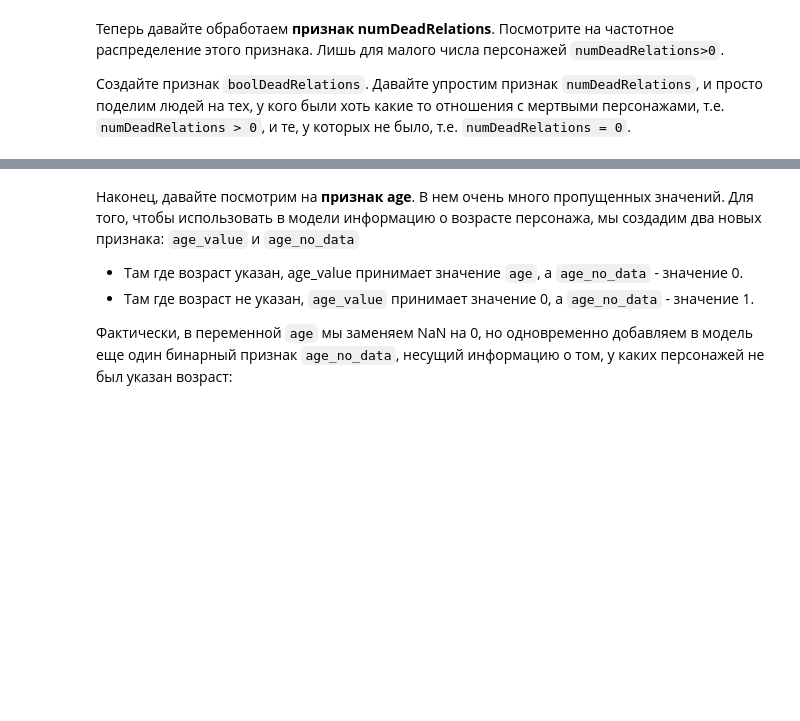
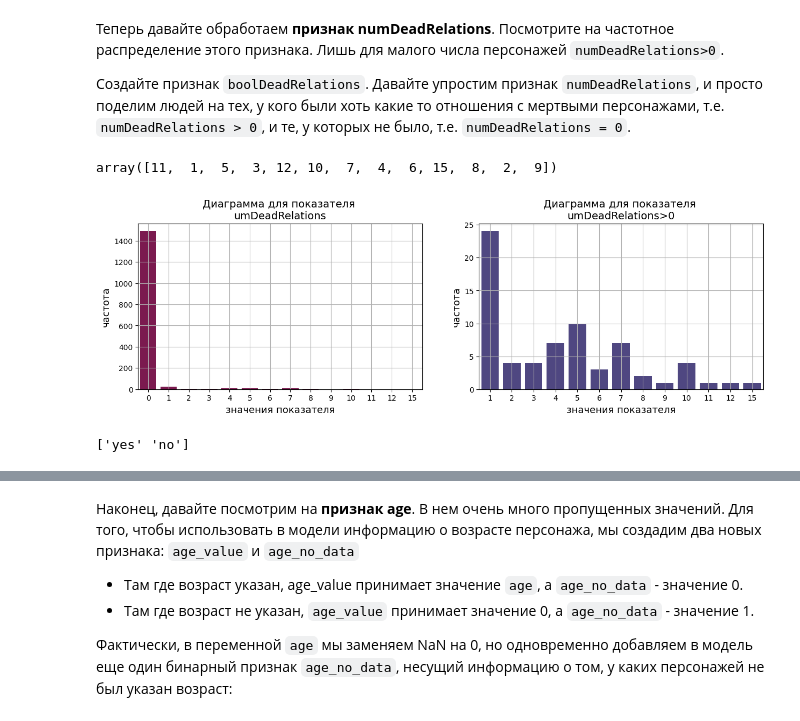
Before and after one commit to ValentinaZubareva2906/ValentinaZubareva2906, a Jupyter notebook: week_01_ml_intro/Homework/hw_1_game_of_thrones.ipynb, the cells around one changed output, grey strips where cells are left out. Drawn from its saved outputs; the diff is of its cells as text; code cells hidden in the pictures; blank space fills up the shorter version.

```diff
--- a/week_01_ml_intro/Homework/hw_1_game_of_thrones.ipynb
+++ b/week_01_ml_intro/Homework/hw_1_game_of_thrones.ipynb
@@ -218,3 +263,28 @@ dtype: int64
 Посмотрите на частотное распределение этого признака. Лишь для малого числа персонажей `numDeadRelations>0`.
 
 Создайте признак `boolDeadRelations`. Давайте упростим признак `numDeadRelations`, и просто поделим людей на тех, у кого были хоть какие то отношения с мертвыми персонажами, т.е. `numDeadRelations > 0`, и те, у которых не было, т.е. `numDeadRelations = 0`.
+# %%
+dt = data.query('numDeadRelations >0')
+# %%
+dt['numDeadRelations'].unique()
+# %% [output]
+array([11,  1,  5,  3, 12, 10,  7,  4,  6, 15,  8,  2,  9])
+# %%
+plt.figure(figsize=(15, 4))
+
+plt.subplot(1, 2, 1)
+sns.countplot(x = 'numDeadRelations', data =data, color = '#8B0A50')
+plt.title(f'Диаграмма для показателя \numDeadRelations', fontsize=14)
+plt.xlabel('значения показателя', fontsize=13)
+plt.ylabel('частота', fontsize=13)
+plt.grid(True)
+
+
+plt.subplot(1, 2, 2)
+sns.countplot(x = 'numDeadRelations', data =dt, color = '#483D8B')
+plt.title(f'Диаграмма для показателя \numDeadRelations>0', fontsize=14)
+plt.xlabel('значения показателя', fontsize=13)
+plt.ylabel('частота', fontsize=13)
+plt.grid(True)
+# %% [output]
+[figure, added]
@@ -220,0 +293,4 @@ dtype: int64
+# %%
+print(data['boolDeadRelations'].unique())
+# %% [output]
+['yes' 'no']
```
Also changed, not shown: parts of 46 cells of this notebook.
